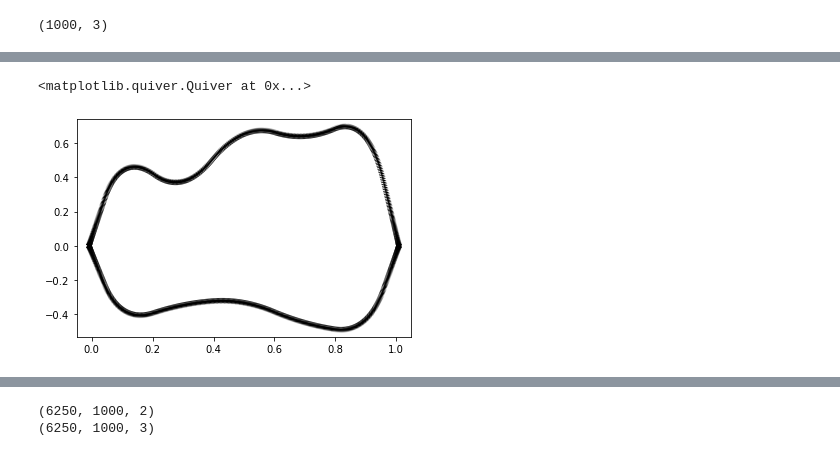
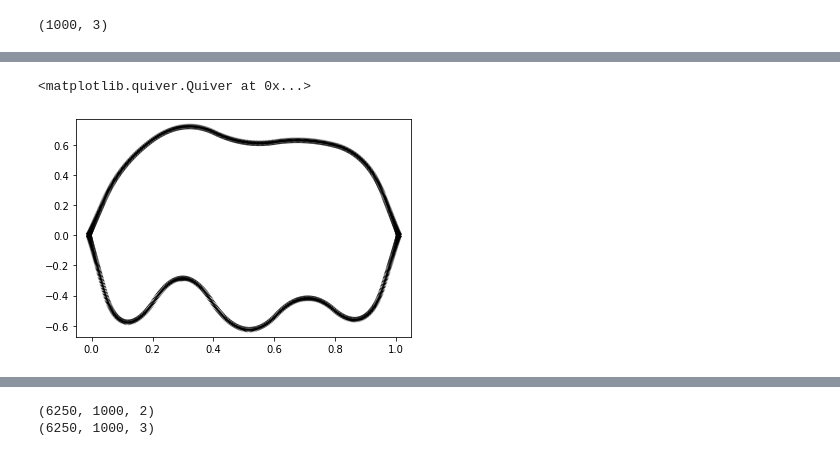
Before and after one commit to adityabalu/DiffNet, a Jupyter notebook: gen_data.ipynb, the cells around one changed output, grey strips where cells are left out. Cells and saved outputs as stored; diff of their text form; code cells hidden in the pictures.

```diff
--- a/gen_data.ipynb
+++ b/gen_data.ipynb
@@ -104,7 +109,8 @@ plt.show()
 # %%
-plt.quiver(pc[1,:,0], pc[1,:,1], normals[1,:,0], normals[1,:,1])
+i = 0
+plt.quiver(pc[i,:,0], pc[i,:,1], normals[i,:,0], normals[i,:,1])
 # %% [output]
 <matplotlib.quiver.Quiver at 0x...>
-[figure, old version]
+[figure, new version]
 # %%
 import os
```
Also changed, not shown: parts of 16 cells of this notebook, 2 other files.
